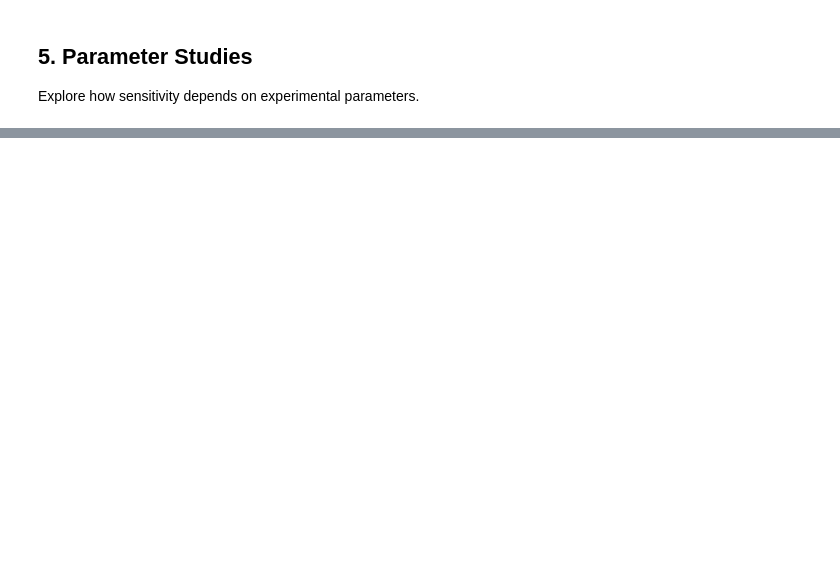
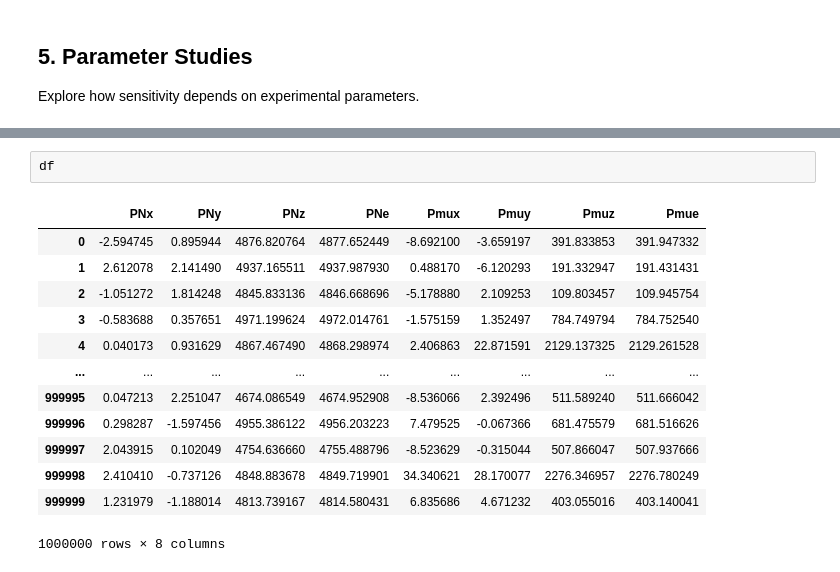
Before and after one commit to nickkamp1/NeutrinoFactoryHNL, a Jupyter notebook: Balloon.ipynb, the cells around one changed output, grey strips where cells are left out. Cells and saved outputs as stored; diff of their text form; blank space fills up the shorter version.

```diff
--- a/Balloon.ipynb
+++ b/Balloon.ipynb
@@ -433,0 +503,16 @@ depth = 500 m: efficiency = 0.0111, events = 40.0
+# %%
+df
+# %% [output]
+|  | PNx | PNy | PNz | PNe | Pmux | Pmuy | Pmuz | Pmue |
+| 0 | -2.594745 | 0.895944 | 4876.820764 | 4877.652449 | -8.692100 | -3.659197 | 391.833853 | 391.947332 |
+| 1 | 2.612078 | 2.141490 | 4937.165511 | 4937.987930 | 0.488170 | -6.120293 | 191.332947 | 191.431431 |
+| 2 | -1.051272 | 1.814248 | 4845.833136 | 4846.668696 | -5.178880 | 2.109253 | 109.803457 | 109.945754 |
+| 3 | -0.583688 | 0.357651 | 4971.199624 | 4972.014761 | -1.575159 | 1.352497 | 784.749794 | 784.752540 |
+| 4 | 0.040173 | 0.931629 | 4867.467490 | 4868.298974 | 2.406863 | 22.871591 | 2129.137325 | 2129.261528 |
+| ... | ... | ... | ... | ... | ... | ... | ... | ... |
+| 999995 | 0.047213 | 2.251047 | 4674.086549 | 4674.952908 | -8.536066 | 2.392496 | 511.589240 | 511.666042 |
+| 999996 | 0.298287 | -1.597456 | 4955.386122 | 4956.203223 | 7.479525 | -0.067366 | 681.475579 | 681.516626 |
+| 999997 | 2.043915 | 0.102049 | 4754.636660 | 4755.488796 | -8.523629 | -0.315044 | 507.866047 | 507.937666 |
+| 999998 | 2.410410 | -0.737126 | 4848.883678 | 4849.719901 | 34.340621 | 28.170077 | 2276.346957 | 2276.780249 |
+| 999999 | 1.231979 | -1.188014 | 4813.739167 | 4814.580431 | 6.835686 | 4.671232 | 403.055016 | 403.140041 |
+1000000 rows × 8 columns
```
Also changed, not shown: parts of 14 cells of this notebook, 4 other files.
